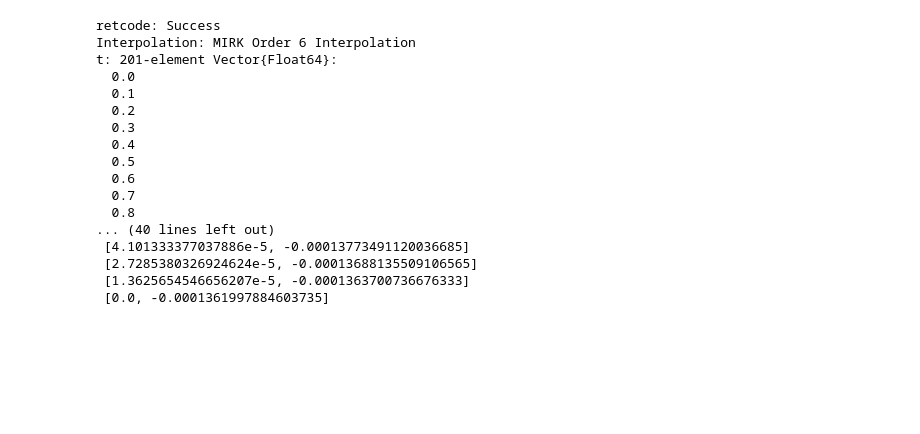
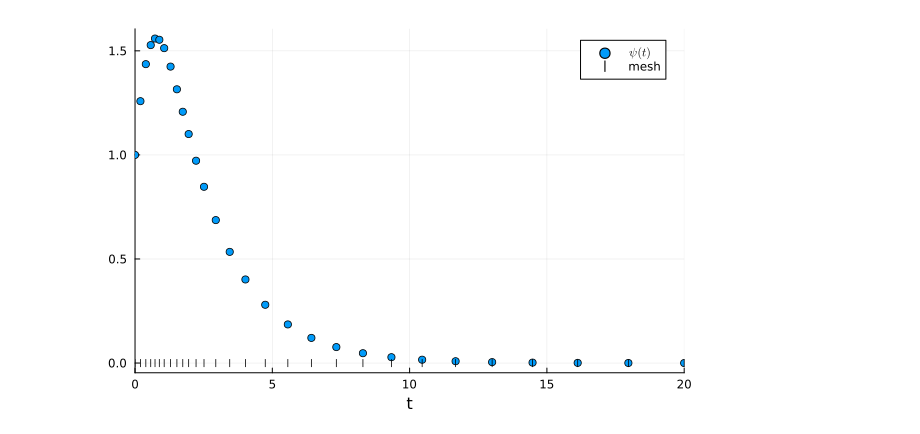
Before and after one commit to bradyelster/JuliaFiles, a Jupyter notebook: BVPs/MTK/sm_tearing_outer.ipynb, the cells around one changed output. Saved outputs shown, nothing was run; the diff lists cells and outputs as text; code cells hidden in the pictures; blank space fills up the shorter version.

```diff
--- a/BVPs/MTK/sm_tearing_outer.ipynb
+++ b/BVPs/MTK/sm_tearing_outer.ipynb
@@ -26,24 +26,9 @@ function bcb!(res, u, p)
 end
 
 prob = TwoPointBVProblem(tearing!, (bca!, bcb!), u0, tspan, bcresid_prototype=(zeros(1), zeros(1)))
-sol = solve(prob, MIRK6(), dt=0.1);
-scatter(sol, idxs=(0, 1), label=L"ψ(t)", lw=2)
-scatter!(sol.t, zeros(length(sol.t)), marker=:vline, color="black")
+sol = solve(prob, MIRK6(), dt=0.5);
-# %% [output]
-retcode: Success
-Interpolation: MIRK Order 6 Interpolation
-t: 201-element Vector{Float64}:
-  0.0
-  0.1
-  0.2
-  0.3
-  0.4
-  0.5
-  0.6
-  0.7
-  0.8
-... (40 lines left out)
- [4.101333377037886e-5, -0.00013773491120036685]
- [2.7285380326924624e-5, -0.00013688135509106565]
- [1.3625654546656207e-5, -0.0001363700736676333]
- [0.0, -0.0001361997884603735]
+# %%
+scatter(sol, idxs=(0, 1), label=L"ψ(t)", lw=2)
+scatter!(sol.t, zeros(length(sol.t)), marker=:vline, color="black", label="mesh")
+# %% [output]
+[figure, added]
```
Also changed, not shown: 15 other files.
